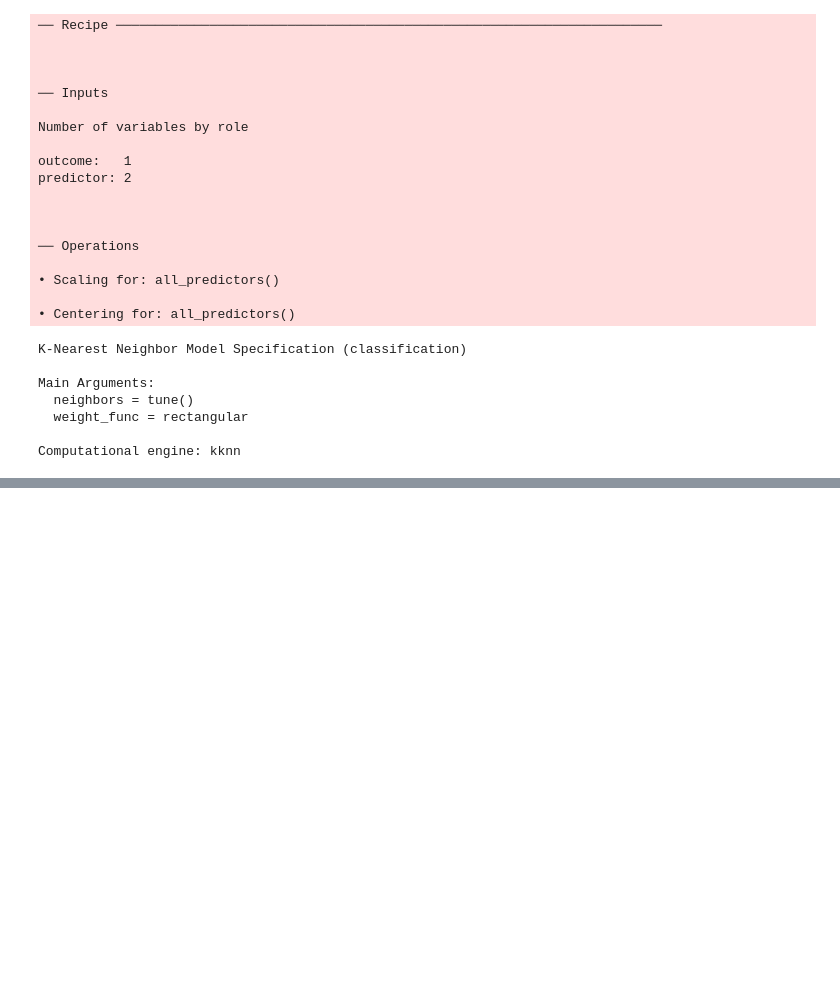
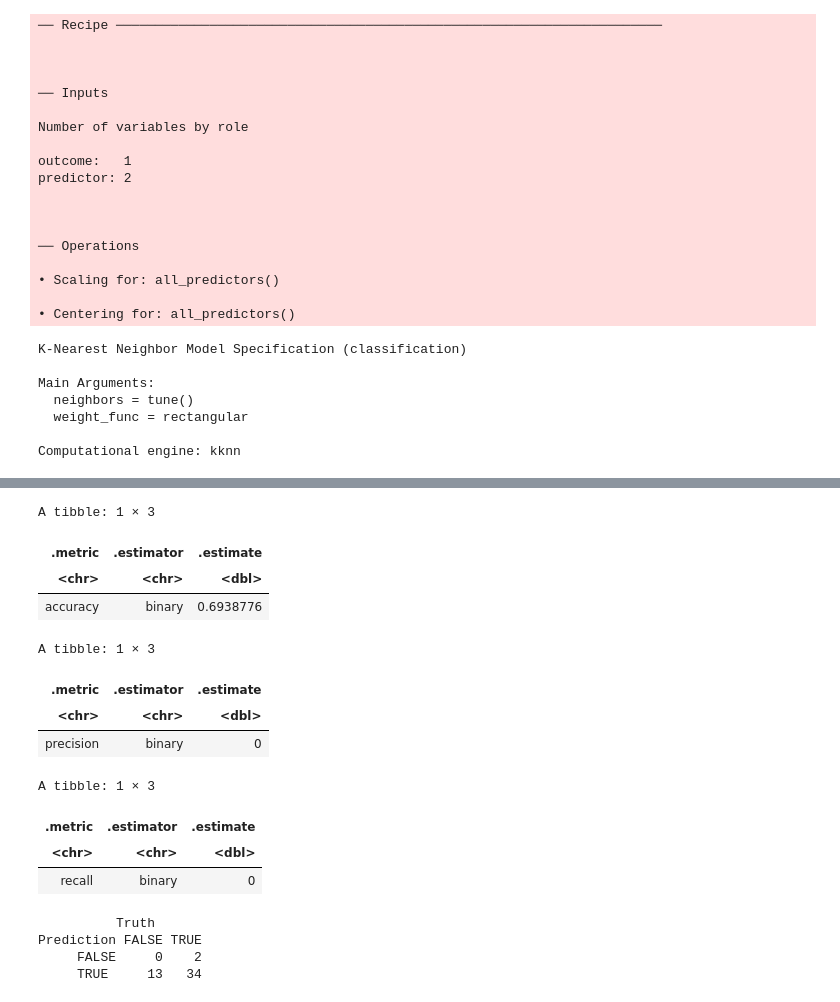
Before and after one commit to alicewj110/minecraft_pj, a Jupyter notebook: 2Final_Report.ipynb, the cells around one changed output, grey strips where cells are left out. Cells and saved outputs as stored; diff of their text form; code cells hidden in the pictures; blank space fills up the shorter version.

```diff
--- a/2Final_Report.ipynb
+++ b/2Final_Report.ipynb
@@ -209,0 +215,53 @@ A tibble: 30 × 7
+# %%
+# New model specification and workflow using the most optimal k=15
+set.seed(1234)
+
+final_spec <- nearest_neighbor(weight_func = "rectangular", neighbors = 15) |>
+    set_engine("kknn") |>
+    set_mode("classification")
+
+final_fit <- workflow() |>
+    add_recipe(players_recipe) |>
+    add_model(final_spec) |>
+    fit(data = players_train)
+# %%
+# Assessing the model with the testing set
+set.seed(1234)
+
+predictions <- predict(final_fit, players_test) |>
+    bind_cols(players_test)
+
+accuracy_metrics <- predictions |>
+    metrics(truth = subscribe, estimate = .pred_class) |>
+    filter(.metric == "accuracy")
+
+precision <- predictions |>
+    precision(truth = subscribe, estimate = .pred_class, event_level="first")
+
+recall <- predictions |>
+    recall(truth = subscribe, estimate = .pred_class, event_level="first")
+
+# confusion matrix
+conf_matrix <- conf_mat(predictions, truth = subscribe, estimate = .pred_class)
+
+accuracy_metrics
+precision
+recall
+conf_matrix
+# %% [output]
+A tibble: 1 × 3
+| .metric | .estimator | .estimate |
+| <chr> | <chr> | <dbl> |
+| accuracy | binary | 0.6938776 |
+A tibble: 1 × 3
+| .metric | .estimator | .estimate |
+| <chr> | <chr> | <dbl> |
+| precision | binary | 0 |
+A tibble: 1 × 3
+| .metric | .estimator | .estimate |
+| <chr> | <chr> | <dbl> |
+| recall | binary | 0 |
+          Truth
+Prediction FALSE TRUE
+     FALSE     0    2
+     TRUE     13   34
```
Also changed, not shown: parts of 8 cells of this notebook.
